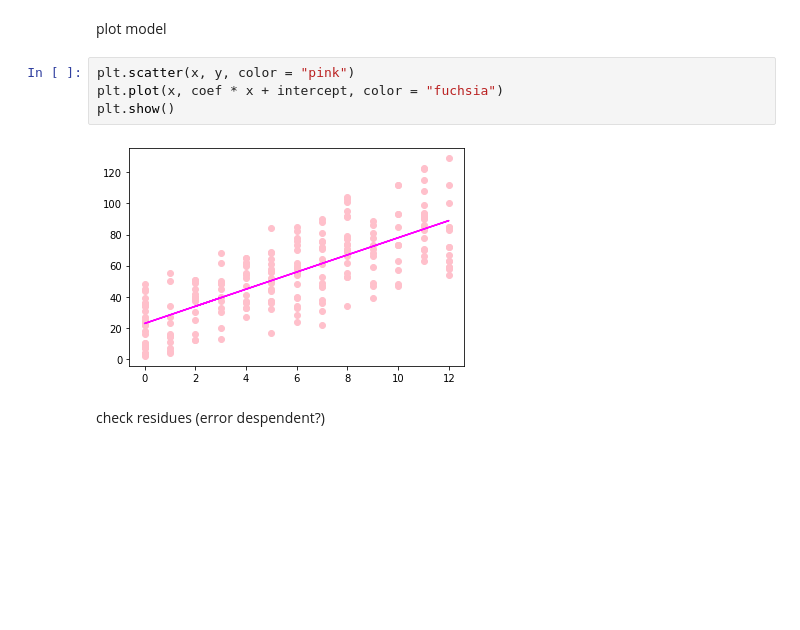
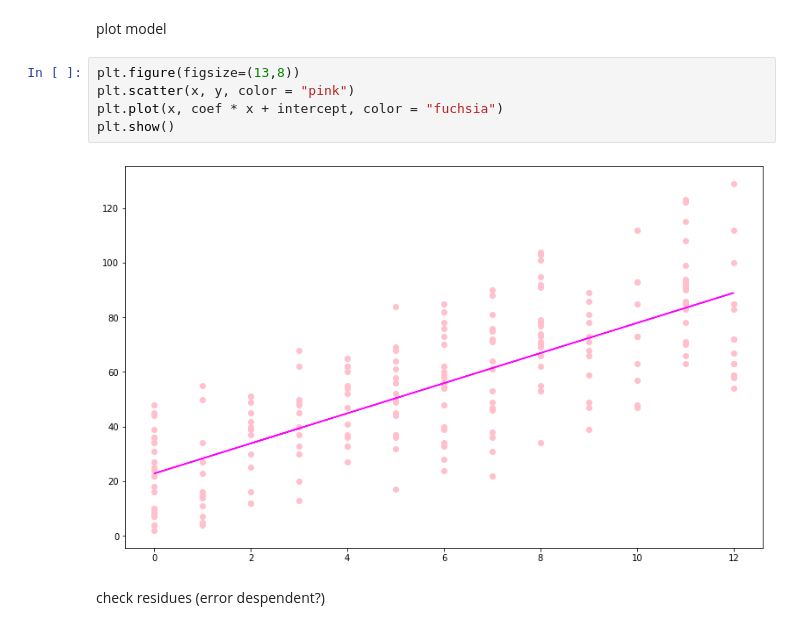
Before and after one commit to gabrieltorresgamez/linearregression-examples, a Jupyter notebook: example-logistic-and-linear.ipynb, the cells around one changed output. Saved outputs shown, nothing was run; the diff lists cells and outputs as text; blank space fills up the shorter version.

```diff
--- a/example-logistic-and-linear.ipynb
+++ b/example-logistic-and-linear.ipynb
@@ -114,11 +123,12 @@ intercept = model.intercept_
 # %% [markdown]
 plot model
 # %%
+plt.figure(figsize=(13,8))
 plt.scatter(x, y, color = "pink")
 plt.plot(x, coef * x + intercept, color = "fuchsia")
 plt.show()
 # %% [output]
-[figure, old version]
+[figure, new version]
 # %% [markdown]
 check residues (error despendent?)
 # %%
```
Also changed, not shown: parts of 9 cells of this notebook.
